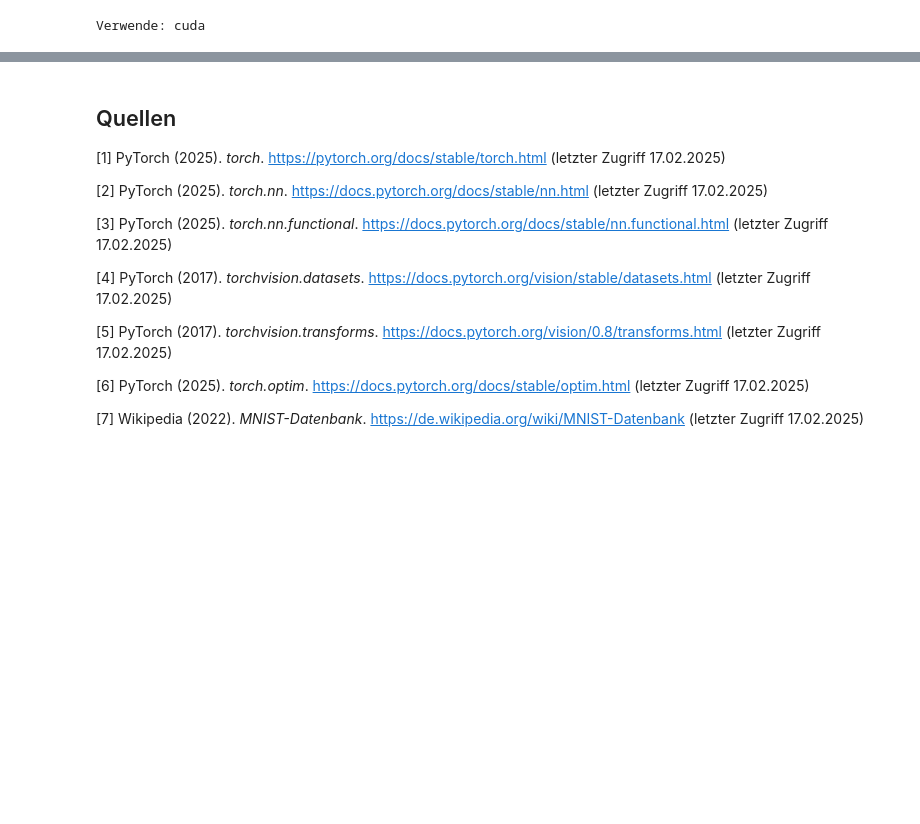
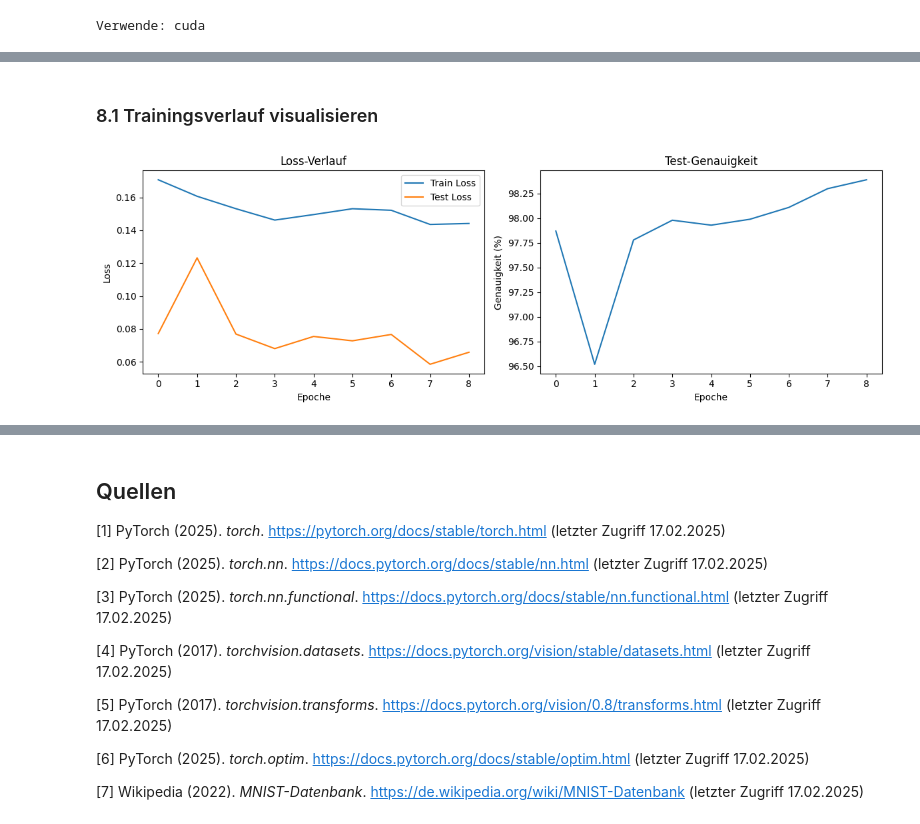
Before and after one commit to ChristianJakubzig/cnn-digit-recognition-project, a Jupyter notebook: src/vortrag.ipynb, the cells around one changed output, grey strips where cells are left out. Drawn from its saved outputs; the diff is of its cells as text; code cells hidden in the pictures; blank space fills up the shorter version.

Commit message:
add visuals

```diff
--- a/src/vortrag.ipynb
+++ b/src/vortrag.ipynb
@@ -220,7 +254 @@ model_graph.visual_graph
 optimizer = optim.SGD(model.parameters(), lr=0.1, momentum=0.8)
-# %%
-dummy = torch.zeros(1, 1, 28, 28).to(device)
-
-out = model(dummy)
-
-summary(model, input_size=(1, 1, 28, 28))
@@ -332,5 +328,14 @@ def test():
+# %%
+# Listen zum Speichern der Metriken
+train_losses = []
+test_losses = []
+test_accuracies = []
 # %%
 for epoch in range(1, 10):
-    train(epoch)
-    test()
+    train_loss = train(epoch)
+    test_loss, test_acc = test()
+
+    train_losses.append(train_loss)
+    test_losses.append(test_loss)
+    test_accuracies.append(test_acc)
 # %% [output]
@@ -353,0 +359,23 @@ Train Epoch: 4 [47424/60000 (79%)]      Loss: 0.056137
+# %% [markdown]
+### 8.1 Trainingsverlauf visualisieren
+# %%
+plt.figure(figsize=(12, 4))
+
+plt.subplot(1, 2, 1)
+plt.plot(train_losses, label='Train Loss')
+plt.plot(test_losses, label='Test Loss')
+plt.xlabel('Epoche')
+plt.ylabel('Loss')
+plt.legend()
+plt.title('Loss-Verlauf')
+
+plt.subplot(1, 2, 2)
+plt.plot(test_accuracies)
+plt.xlabel('Epoche')
+plt.ylabel('Genauigkeit (%)')
+plt.title('Test-Genauigkeit')
+
+plt.tight_layout()
+plt.show()
+# %% [output]
+[figure, added]
```
Also changed, not shown: parts of 21 cells of this notebook.
